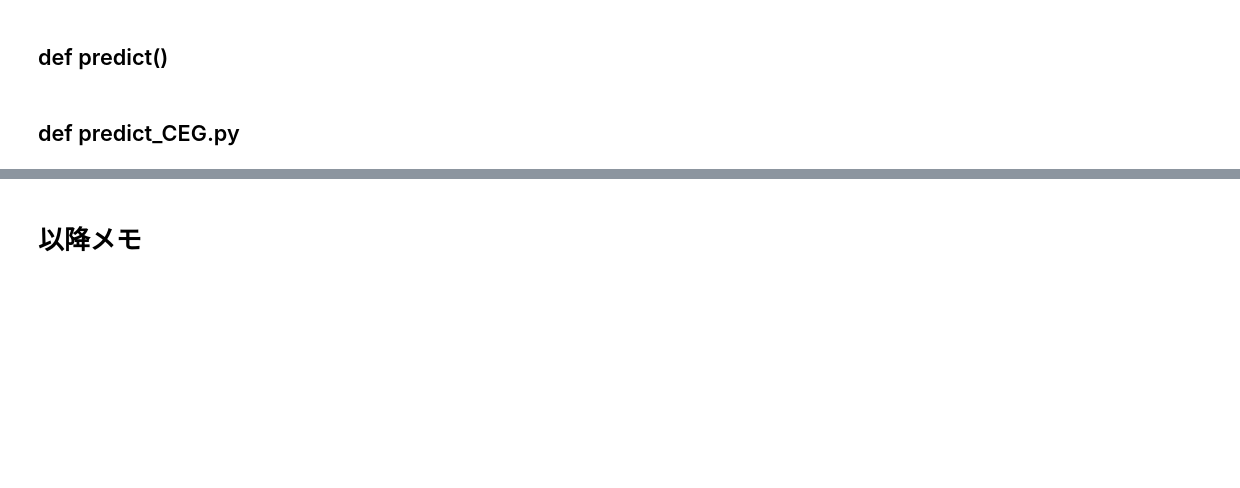
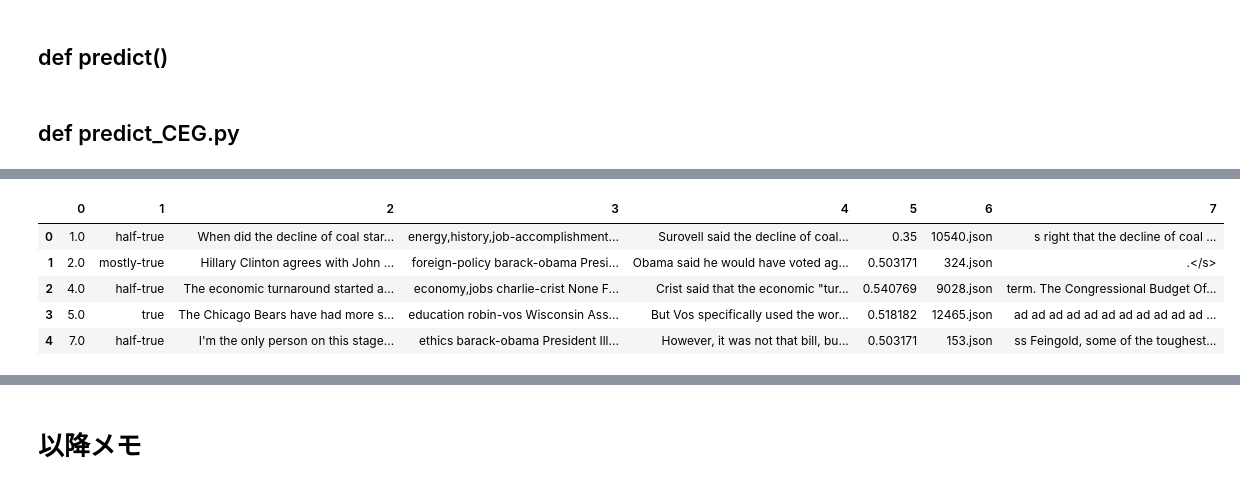
Before and after one commit to Yoshida-2002/thesis, a Jupyter notebook: CEG_omo_on_colab.ipynb, the cells around one changed output, grey strips where cells are left out. Cells and saved outputs as stored; diff of their text form; code cells hidden in the pictures; blank space fills up the shorter version.

```diff
--- a/CEG_omo_on_colab.ipynb
+++ b/CEG_omo_on_colab.ipynb
@@ -2661,0 +2999,9 @@ the extended data was saved in /content/drive/MyDrive/B4yoshida/NILE with pytorc
+# %%
+true_t5_base_bs1
+# %% [output]
+|  | 0 | 1 | 2 | 3 | 4 | 5 | 6 | 7 |
+| 0 | 1.0 | half-true | When did the decline of coal star... | energy,history,job-accomplishment... | Surovell said the decline of coal... | 0.35 | 10540.json | s right that the decline of coal ... |
+| 1 | 2.0 | mostly-true | Hillary Clinton agrees with John ... | foreign-policy barack-obama Presi... | Obama said he would have voted ag... | 0.503171 | 324.json | .</s> |
+| 2 | 4.0 | half-true | The economic turnaround started a... | economy,jobs charlie-crist None F... | Crist said that the economic "tur... | 0.540769 | 9028.json | term. The Congressional Budget Of... |
+| 3 | 5.0 | true | The Chicago Bears have had more s... | education robin-vos Wisconsin Ass... | But Vos specifically used the wor... | 0.518182 | 12465.json | ad ad ad ad ad ad ad ad ad ad ad ... |
+| 4 | 7.0 | half-true | I'm the only person on this stage... | ethics barack-obama President Ill... | However, it was not that bill, bu... | 0.503171 | 153.json | ss Feingold, some of the toughest... |
```
Also changed, not shown: parts of 64 cells of this notebook.
